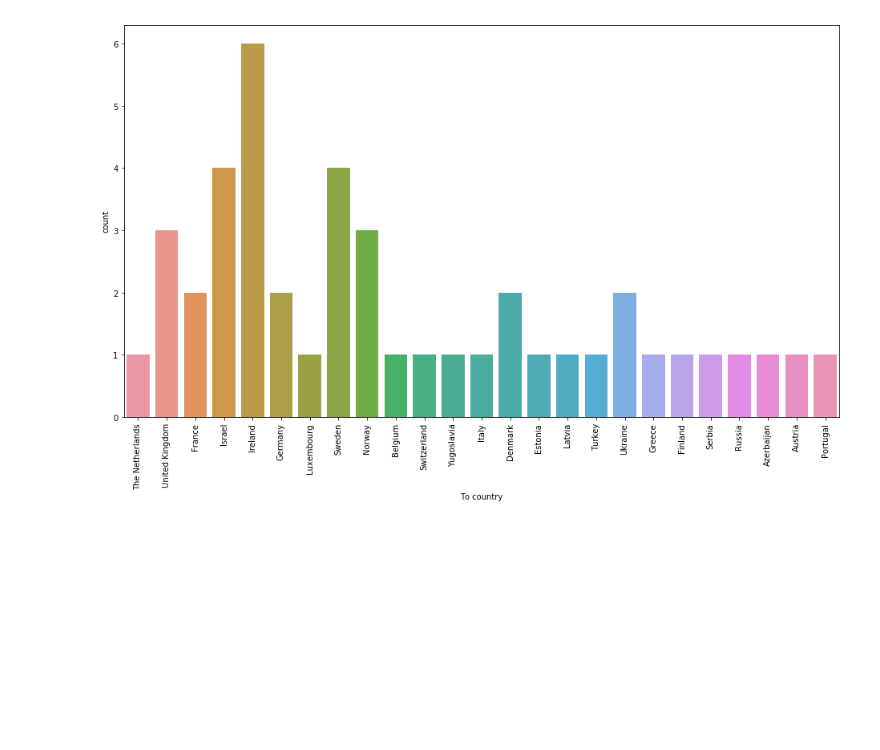
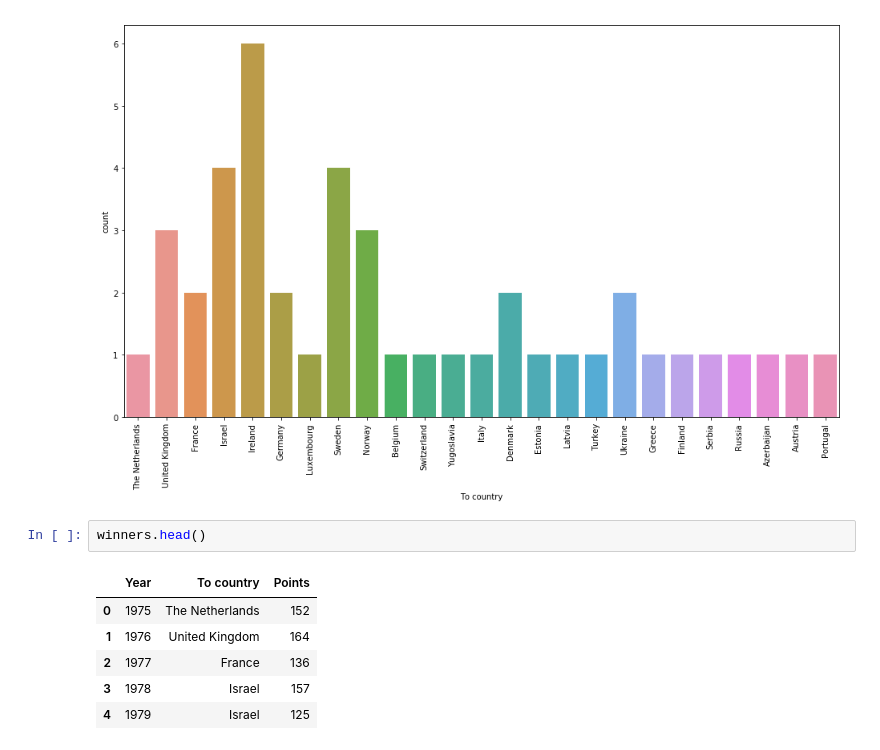
Before and after one commit to robineriksson/ESC_predictor, a Jupyter notebook: NOTEBOOKS/exploration.ipynb, the cells around one changed output. Cells and saved outputs as stored; diff of their text form; blank space fills up the shorter version.

```diff
--- a/NOTEBOOKS/exploration.ipynb
+++ b/NOTEBOOKS/exploration.ipynb
@@ -225,3 +225,12 @@ plt.xticks(rotation="vertical")
 pass
 # %% [output]
 [figure]
+# %%
+winners.head()
+# %% [output]
+|  | Year | To country | Points |
+| 0 | 1975 | The Netherlands | 152 |
+| 1 | 1976 | United Kingdom | 164 |
+| 2 | 1977 | France | 136 |
+| 3 | 1978 | Israel | 157 |
+| 4 | 1979 | Israel | 125 |
```
Also changed, not shown: parts of 20 cells of this notebook.
